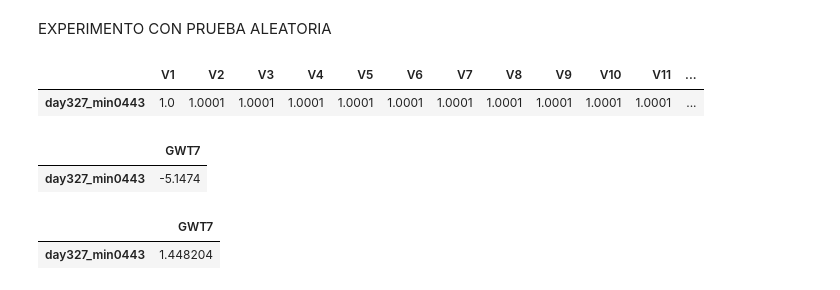
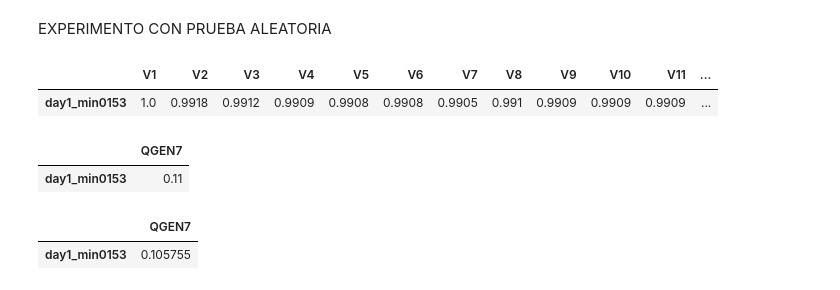
Before and after one commit to danilr16/TFG_Smart_Grids, a Jupyter notebook: Proyecto/entrenamiento/clean_dataset.ipynb, the cells around one changed output. Drawn from its saved outputs; the diff is of its cells as text; code cells hidden in the pictures.

```diff
--- a/Proyecto/entrenamiento/clean_dataset.ipynb
+++ b/Proyecto/entrenamiento/clean_dataset.ipynb
@@ -7,5 +7,7 @@ from sklearn.model_selection import train_test_split
 # %%
-data = pd.read_csv('dataset.csv', index_col=0)
+in_data = pd.read_csv('dataset/dataset_in.txt', index_col=0)
+out_dat = pd.read_csv('dataset/dataset_out.txt', index_col=0)
+data = pd.concat([in_data, out_dat], axis=1)
 data.head()
 # %% [output]
 |  | P1 | Q1 | P2 | Q2 | P3 | Q3 | P4 | Q4 | P5 | Q5 | ... | ... |
@@ -107,7 +104,7 @@ R^2: 0.15959774185049033
 # %% [markdown]
 MODELO 2
 # %%
-attributes1 = data.iloc[:, :-16].drop(columns=['P2', 'Q2'])
+attributes1 = data.iloc[:, :-28].drop(columns=['P2', 'Q2'])
 objectives1 = data.iloc[:, -1:]
 attributes2 = pd.concat([attributes1, objectives1], axis=1)
-objectives2 = data.iloc[:, 28:-1]
+objectives2 = data.iloc[:, 28:-1].drop(columns=['I0_1', 'I0_12', 'I1_2', 'I2_3', 'I3_4', 'I4_5', 'I5_6', 'I7_8', 'I8_3', 'I8_9', 'I9_10', 'I10_11', 'I12_13'])
@@ -144,23 +128,23 @@ R^2: 0.9995399477741629
 # %% [markdown]
 EXPERIMENTO CON PRUEBA ALEATORIA
 # %%
-example_in = test_attributes2.iloc[49].to_frame().T.iloc[:, :-1]
-example_out = test_objective2.iloc[49].to_frame().T
+example_in = attributes2.iloc[30].to_frame().T.iloc[:, :-1]
+example_out = objectives2.iloc[30].to_frame().T
 example_out
 # %% [output]
 |  | V1 | V2 | V3 | V4 | V5 | V6 | V7 | V8 | V9 | V10 | V11 | ... |
-| day327_min0443 | 1.0 | 1.0001 | 1.0001 | 1.0001 | 1.0001 | 1.0001 | 1.0001 | 1.0001 | 1.0001 | 1.0001 | 1.0001 | ... |
+| day1_min0153 | 1.0 | 0.9918 | 0.9912 | 0.9909 | 0.9908 | 0.9908 | 0.9905 | 0.991 | 0.9909 | 0.9909 | 0.9909 | ... |
 # %%
-test_attributes2.iloc[49].to_frame().T.iloc[:, -1:]
+attributes2.iloc[30].to_frame().T.iloc[:, -1:]
 # %% [output]
-|  | GWT7 |
-| day327_min0443 | -5.1474 |
+|  | QGEN7 |
+| day1_min0153 | 0.11 |
 # %%
-example_prediction1 = model2_1.predict(example_in)
-tmp = pd.DataFrame(example_prediction1, columns=['GWT7'], index=example_in.index) #Cambiar a -5.1474
+example_prediction1 = model2_1_best.predict(example_in)
+tmp = pd.DataFrame(example_prediction1, columns=['QGEN7'], index=example_in.index) #Cambiar a -5.1474
 example_in_2 = pd.concat([example_in, tmp], axis=1)
 tmp
 # %% [output]
-|  | GWT7 |
-| day327_min0443 | 1.448204 |
+|  | QGEN7 |
+| day1_min0153 | 0.105755 |
 # %%
```
Also changed, not shown: parts of 17 cells of this notebook, 2 other files.
